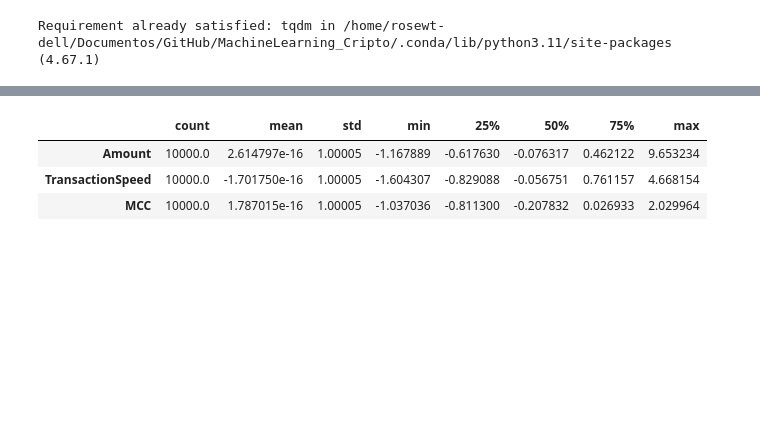
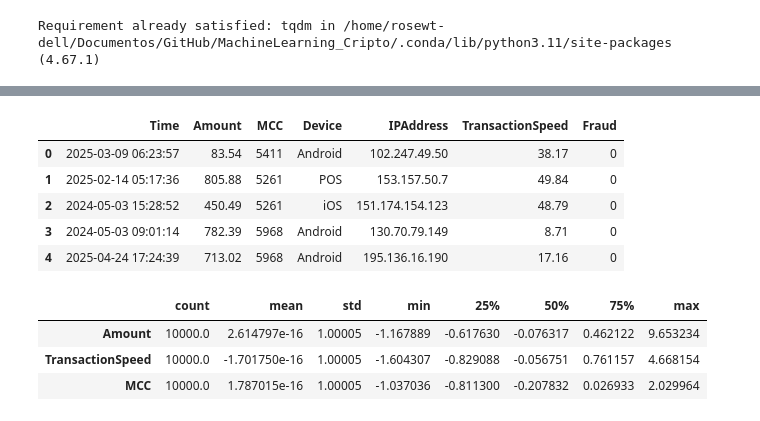
Before and after one commit to Zerovolt0V/MachineLearning_Cripto, a Jupyter notebook: TP_MachineLearning copy.ipynb, the cells around one changed output, grey strips where cells are left out. Cells and saved outputs as stored; diff of their text form; code cells hidden in the pictures; blank space fills up the shorter version.

```diff
--- a/TP_MachineLearning copy.ipynb
+++ b/TP_MachineLearning copy.ipynb
@@ -484,6 +478,7 @@ df['ip_matches_location'] = df.apply(
 # %%
 # Eliminamos columnas irrelevantes o redundantes
-df_model = df.drop(columns=['TransactionID', 'CardholderName', 'MerchantName', 'IPAddress'])
+df_model = df.drop(columns=['TransactionID', 'CardholderName', 'MerchantName', 'IPAddress','Time', 'Location','Location_clean', 'IPAddress_clean', 'IPAddress_clean', 'ip_matches_location'])
+
 
 # Incluimos la nueva variable creada
 df_model['ip_matches_location'] = df['ip_matches_location']
@@ -495,13 +489,0 @@ Variables para modelado: ['Time', 'Amount', 'MCC', 'Location', 'Device', 'Transa
-# %%
-from sklearn.preprocessing import LabelEncoder
-
-label_cols = ['Device', 'Location']
-label_encoders = {}
-
-for col in label_cols:
-    le = LabelEncoder()
-    df_model[col] = le.fit_transform(df_model[col].astype(str))
-    label_encoders[col] = le
-
-print("Variables categóricas codificadas con LabelEncoder.")
-print(df_model[label_cols].head())
@@ -515,0 +503,11 @@ Variables categóricas codificadas con LabelEncoder.
+# %%
+df_model.drop(columns=['Location_clean', 'Location', 'MerchantName', 'CardholderName'], inplace=True)
+X = df.iloc[:, :-1]
+X.head()
+# %% [output]
+|  | Time | Amount | MCC | Device | IPAddress | TransactionSpeed | Fraud |
+| 0 | 2025-03-09 06:23:57 | 83.54 | 5411 | Android | 102.247.49.50 | 38.17 | 0 |
+| 1 | 2025-02-14 05:17:36 | 805.88 | 5261 | POS | 153.157.50.7 | 49.84 | 0 |
+| 2 | 2024-05-03 15:28:52 | 450.49 | 5261 | iOS | 151.174.154.123 | 48.79 | 0 |
+| 3 | 2024-05-03 09:01:14 | 782.39 | 5968 | Android | 130.70.79.149 | 8.71 | 0 |
+| 4 | 2025-04-24 17:24:39 | 713.02 | 5968 | Android | 195.136.16.190 | 17.16 | 0 |
```
Also changed, not shown: parts of 9 cells of this notebook, 7 other files.
